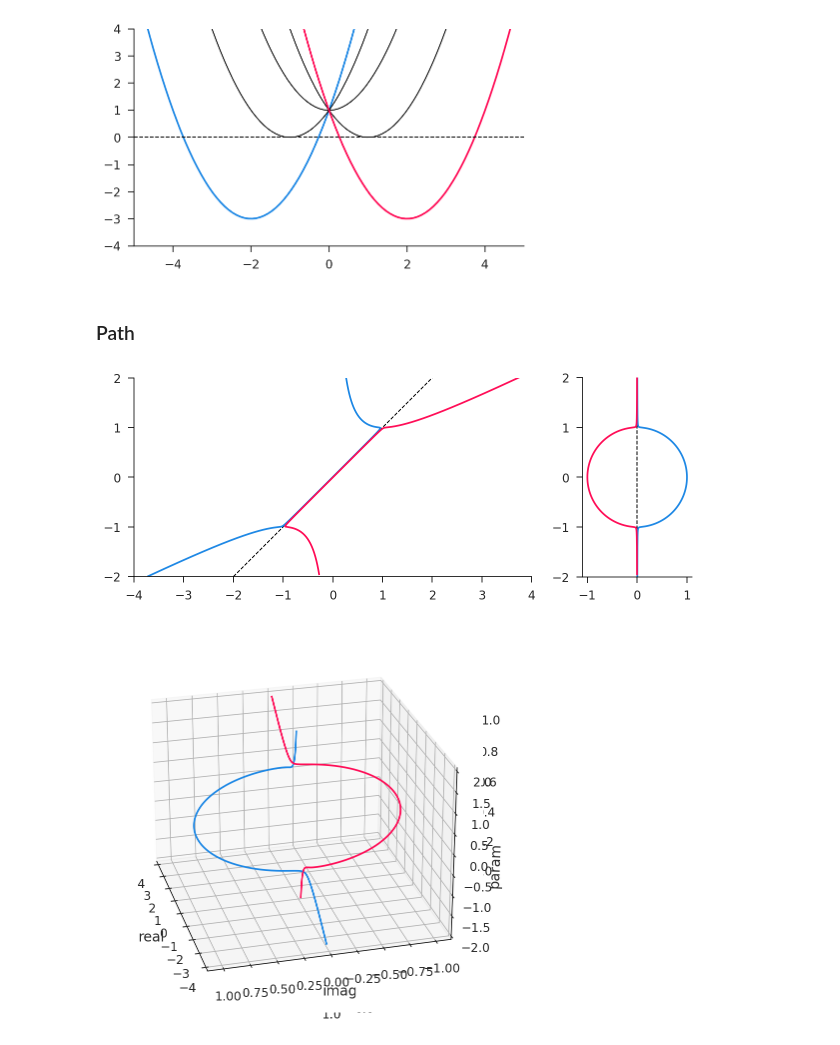
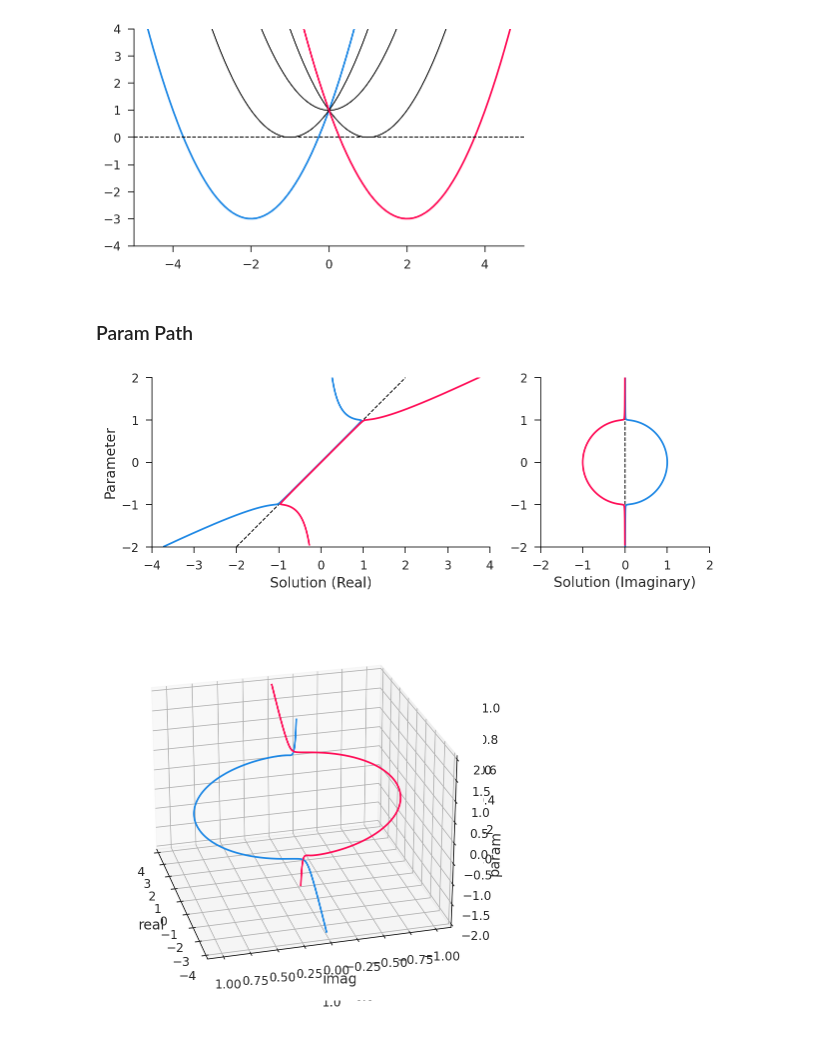
Before and after one commit to iamlemec/valjax, a Jupyter notebook: notebooks/homotopy.ipynb, the cells around one changed output. Drawn from its saved outputs; the diff is of its cells as text; code cells hidden in the pictures.

Commit message:
true functional homotopy

```diff
--- a/notebooks/homotopy.ipynb
+++ b/notebooks/homotopy.ipynb
@@ -26,4 +26,4 @@ ax.set_ylim(-4, 4); ax.set_xlim(-5, 5);
 # %% [output]
 [figure]
 # %% [markdown]
-### Path
+### Param Path
@@ -35,23 +33,23 @@ p1 = np.array([2.0 + 0.0j])
 x0a = p0 - np.sqrt(p0**2-1)
 x0b = p0 + np.sqrt(p0**2-1)
 # %%
-xp1, pp1, tp1 = homotopy(func1, (p0, p1), x0a, K=500)
-xp2, pp2, tp2 = homotopy(func1, (p0, p1), x0b, K=500)
+xp1, pp1, tp1 = homotopy_param(func, p0, p1, x0a, lift=0.01, K=500)
+xp2, pp2, tp2 = homotopy_param(func, p0, p1, x0b, lift=0.01, K=500)
 # %%
 fig = plt.figure(figsize=(10, 4))
-ax0, ax1 = fig.subplots(ncols=2, gridspec_kw=dict(width_ratios=[3.63, 1]))
+ax0, ax1 = fig.subplots(ncols=2, gridspec_kw=dict(width_ratios=[2, 1]))
 ax0.plot(np.linspace(-2, 2, 100), np.linspace(-2, 2, 100), linewidth=1, color='k', linestyle='--')
 ax1.plot(np.zeros(100), np.linspace(-2, 2, 100), linewidth=1, color='k', linestyle='--')
-ax0.plot(xp1.real, pp1.real)
-ax0.plot(xp2.real, pp2.real)
-ax1.plot(xp1.imag, pp1.real)
-ax1.plot(xp2.imag, pp2.real)
+ax0.plot(xp1.real, pp1.real); ax0.plot(xp2.real, pp2.real)
+ax1.plot(xp1.imag, pp1.real); ax1.plot(xp2.imag, pp2.real)
+ax0.set_xlabel('Solution (Real)'); ax1.set_xlabel('Solution (Imaginary)')
+ax0.set_ylabel('Parameter')
 ax0.set_ylim(-2, 2); ax1.set_ylim(-2, 2)
-ax0.set_xlim(-4, 4); ax1.set_xlim(-1.1, 1.1);
-ax0.set_yticks([-2, -1, 0, 1, 2]); ax1.set_yticks([-2, -1, 0, 1, 2]);
+ax0.set_xlim(-4, 4); ax1.set_xlim(-2, 2)
+ax0.set_yticks([-2, -1, 0, 1, 2]); ax1.set_yticks([-2, -1, 0, 1, 2])
 ax0.set_aspect('equal'); ax1.set_aspect('equal');
 # %% [output]
-[figure, old version]
+[figure, new version]
 # %%
 fig = plt.figure(figsize=(7, 7))
 ax = fig.add_subplot(projection='3d')
```
Also changed, not shown: parts of 7 cells of this notebook, 2 other files.
